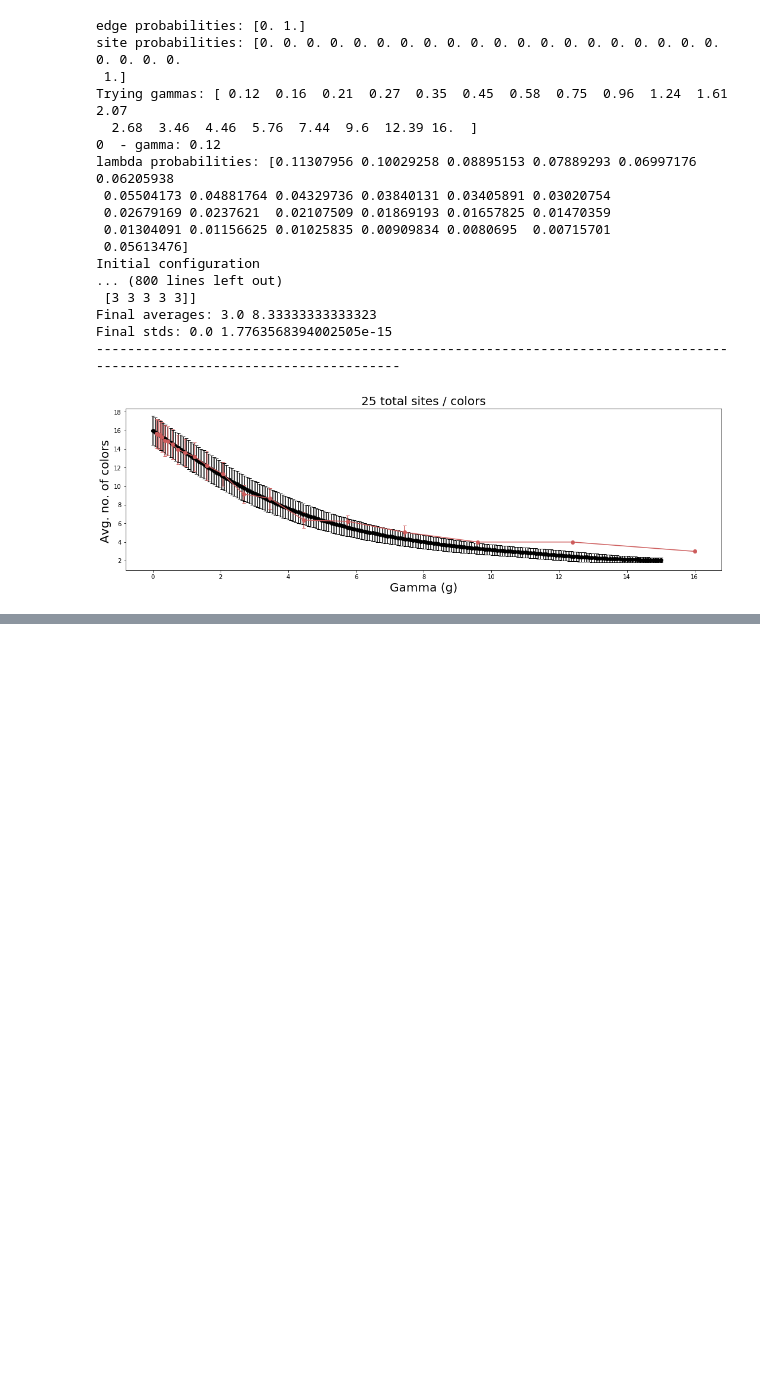
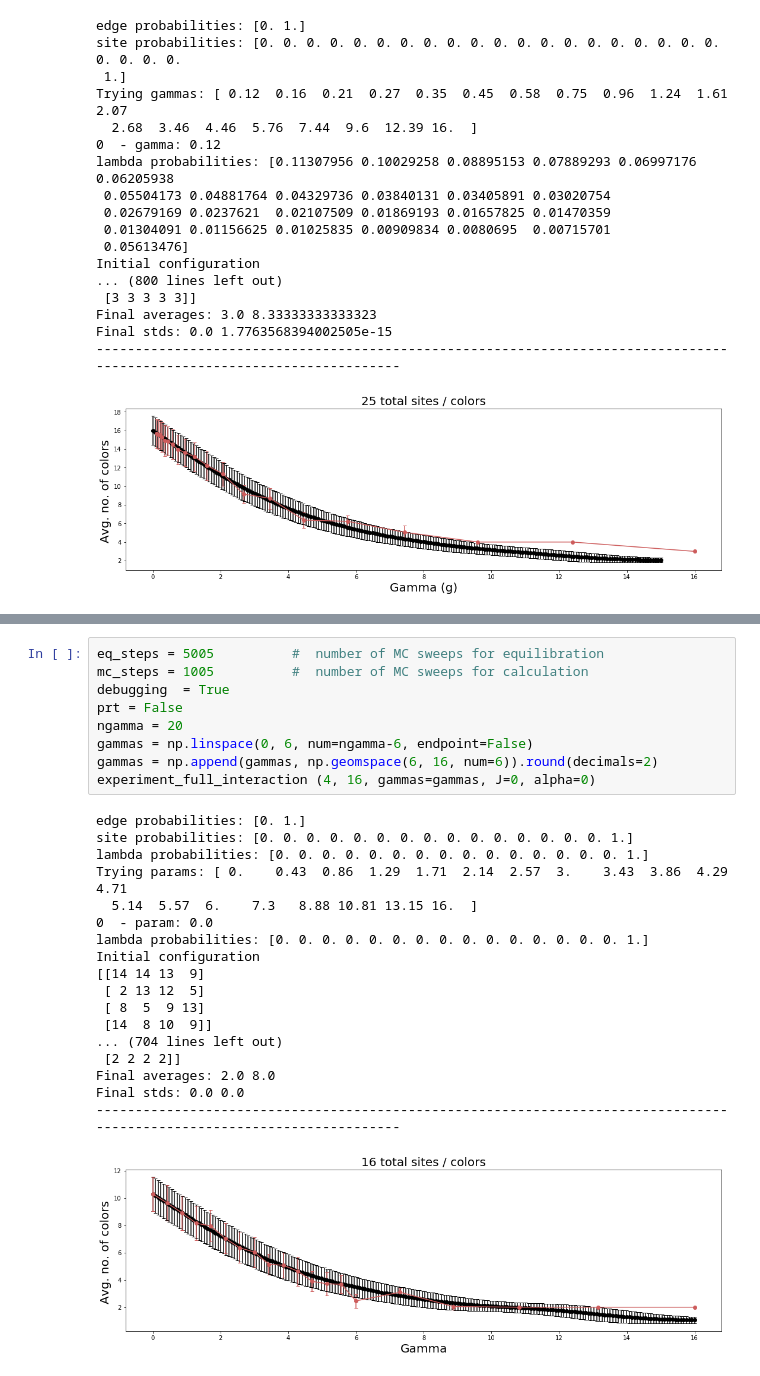
Before and after one commit to oscargomezq/Capstone-RCM, a Jupyter notebook: Simulation 3.ipynb, the cells around one changed output, grey strips where cells are left out. Drawn from its saved outputs; the diff is of its cells as text; blank space fills up the shorter version.

```diff
--- a/Simulation 3.ipynb
+++ b/Simulation 3.ipynb
@@ -752,0 +936,28 @@ Final stds: 0.0 1.7763568394002505e-15
+# %%
+eq_steps = 5005          #  number of MC sweeps for equilibration
+mc_steps = 1005          #  number of MC sweeps for calculation
+debugging  = True
+prt = False
+ngamma = 20
+gammas = np.linspace(0, 6, num=ngamma-6, endpoint=False)
+gammas = np.append(gammas, np.geomspace(6, 16, num=6)).round(decimals=2)
+experiment_full_interaction (4, 16, gammas=gammas, J=0, alpha=0)
+# %% [output]
+edge probabilities: [0. 1.]
+site probabilities: [0. 0. 0. 0. 0. 0. 0. 0. 0. 0. 0. 0. 0. 0. 0. 1.]
+lambda probabilities: [0. 0. 0. 0. 0. 0. 0. 0. 0. 0. 0. 0. 0. 0. 0. 1.]
+Trying params: [ 0.    0.43  0.86  1.29  1.71  2.14  2.57  3.    3.43  3.86  4.29  4.71
+  5.14  5.57  6.    7.3   8.88 10.81 13.15 16.  ]
+0  - param: 0.0
+lambda probabilities: [0. 0. 0. 0. 0. 0. 0. 0. 0. 0. 0. 0. 0. 0. 0. 1.]
+Initial configuration
+[[14 14 13  9]
+ [ 2 13 12  5]
+ [ 8  5  9 13]
+ [14  8 10  9]]
+... (704 lines left out)
+ [2 2 2 2]]
+Final averages: 2.0 8.0
+Final stds: 0.0 0.0
+------------------------------------------------------------------------------------------------------------------------
+[figure, added]
```
Also changed, not shown: parts of 14 cells of this notebook, 9 other files.
